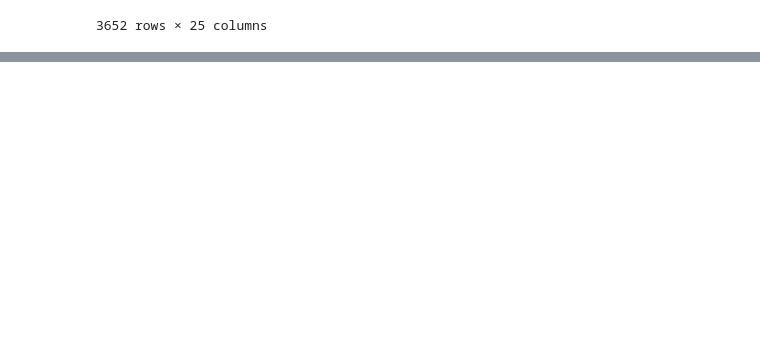
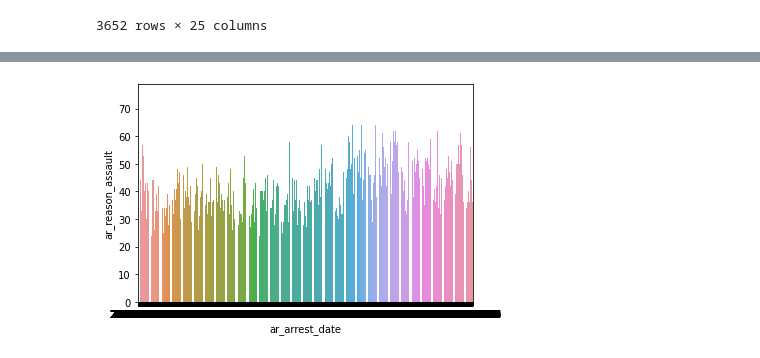
Before and after one commit to SangeethaPillay/DAP-project, a Jupyter notebook: Dap_Sangeetha.ipynb, the cells around one changed output, grey strips where cells are left out. Drawn from its saved outputs; the diff is of its cells as text; code cells hidden in the pictures; blank space fills up the shorter version.

Commit message:
Visualizations were included

```diff
--- a/Dap_Sangeetha.ipynb
+++ b/Dap_Sangeetha.ipynb
@@ -463,0 +482,26 @@ insert_data(ar,it)
+# %%
+import pandas as pd
+import pandas.io.sql as sqlio
+import psycopg2
+
+sql = """
+SELECT
+  *
+FROM
+ arrest_final
+  """
+
+try:
+    dbConnection = psycopg2.connect(
+        user = "dap",
+        password = "dap",
+        host = "127.0.0.1",
+        port = "5432",
+        database = "dap"
+    )
+    arrest_finalframe = sqlio.read_sql_query(sql, dbConnection)
+except (Exception , psycopg2.Error) as dbError :
+    print ("Error:", dbError)
+finally:
+    if dbConnection in locals():
+        dbConnection.close()
@@ -463,0 +517,6 @@ insert_data(ar,it)
+# %%
+import seaborn as sns
+import matplotlib.pyplot as plt
+_ = sns.barplot(x="ar_arrest_date", y="ar_reason_assault", data=arrest_finalframe)
+# %% [output]
+[figure, added]
```
Also changed, not shown: parts of 18 cells of this notebook, 1 other file.
